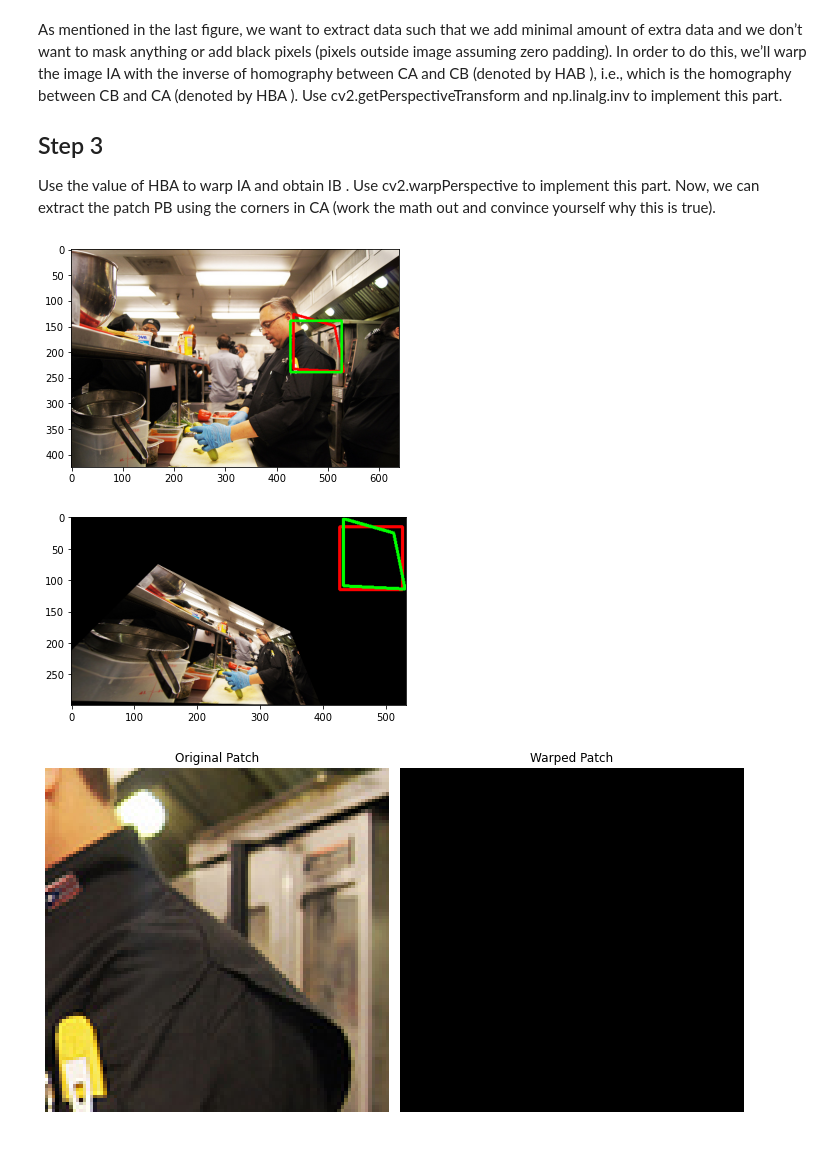
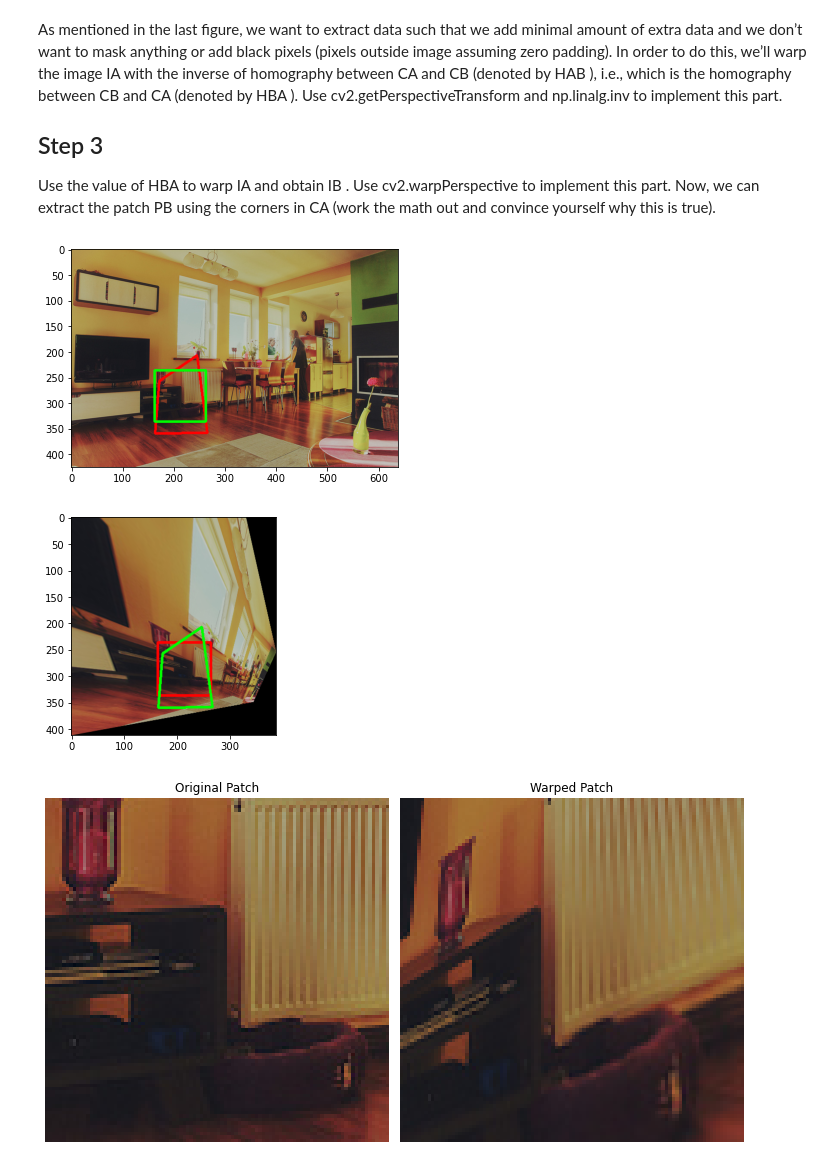
Before and after one commit to neehalsharrma/RBE549-S25-S01, a Jupyter notebook: hw1-myautopano/Phase2/Code/MakeData.ipynb, the cells around one changed output. Saved outputs shown, nothing was run; the diff lists cells and outputs as text; code cells hidden in the pictures.

```diff
--- a/hw1-myautopano/Phase2/Code/MakeData.ipynb
+++ b/hw1-myautopano/Phase2/Code/MakeData.ipynb
@@ -11,7 +11,7 @@ from tqdm import tqdm
 Parser = argparse.ArgumentParser()
 Parser.add_argument('--DataPath', default='../Data/', help='Path to the data')
 Parser.add_argument('--SavePath', default='../Data/', help='Path to save the data')
-Parser.add_argument('--PerturbationRange', default=16, help='Range of warping perturbation')
+Parser.add_argument('--PerturbationRange', default=32, help='Range of warping perturbation')
 Parser.add_argument('--PatchSize', default=128, help='Size of the patch')
 
 args, unknown = Parser.parse_known_args()
@@ -71,20 +74,21 @@ Perform a random perturbation in the range [−ρ,ρ]
 def select_random_patch(img: np.array, patch_size: int, perturbation_range: int) -> tuple[np.array, tuple[int, int]]:
     # Select a random patch from the image
     # Make sure the patch will lie in the image after the perturbation
-    buffer = patch_size + perturbation_range * 2
-    if buffer < img.shape[0] - buffer:
-        x = np.random.randint(buffer, img.shape[0] - buffer)
+    buffer = patch_size + perturbation_range
+    h, w = img.shape[0], img.shape[1]
+    if buffer < w - buffer:
+        x = np.random.randint(buffer, w - buffer)
     else:
-        x = perturbation_range
-    if buffer < img.shape[1] - buffer:
-        y = np.random.randint(buffer, img.shape[1] - buffer)
+        x = buffer
+    if buffer < h - buffer:
+        y = np.random.randint(buffer, h - buffer)
     else:
-        y = perturbation_range
-    imgPatch: np.array = img[x:x + patch_size, y:y + patch_size]
+        y = buffer
+    patch: np.array = img[y:y + patch_size, x:x + patch_size]
     # Remember that x and y are switched due to how images are indexed
 
     patchCorner: tuple[int, int] = (x, y)
-    return imgPatch, patchCorner
+    return patch, patchCorner
 
 
 def apply_perturbation(rho: int, patch_corners: list[tuple[int, int]]) -> tuple[tuple[tuple[int, int]], list[int]]:
@@ -115,15 +119,15 @@ def draw_perturbation(image: np.array, patch_corners: list[tuple[int, int]],
     """
     # Draw the perturbation on the image
     image = image.copy()
-    cv2.line(image, perturbed_corners[0][::-1], perturbed_corners[1][::-1], (255, 0, 0), 3)
-    cv2.line(image, perturbed_corners[0][::-1], perturbed_corners[3][::-1], (255, 0, 0), 3)
-    cv2.line(image, perturbed_corners[1][::-1], perturbed_corners[2][::-1], (255, 0, 0), 3)
-    cv2.line(image, perturbed_corners[2][::-1], perturbed_corners[3][::-1], (255, 0, 0), 3)
+    cv2.line(image, perturbed_corners[0], perturbed_corners[1], (255, 0, 0), 3)
+    cv2.line(image, perturbed_corners[0], perturbed_corners[3], (255, 0, 0), 3)
+    cv2.line(image, perturbed_corners[1], perturbed_corners[2], (255, 0, 0), 3)
+    cv2.line(image, perturbed_corners[2], perturbed_corners[3], (255, 0, 0), 3)
     # Draw the original patch
-    cv2.line(image, patch_corners[0][::-1], patch_corners[1][::-1], (0, 255, 0), 3)
-    cv2.line(image, patch_corners[0][::-1], patch_corners[3][::-1], (0, 255, 0), 3)
-    cv2.line(image, patch_corners[1][::-1], patch_corners[2][::-1], (0, 255, 0), 3)
-    cv2.line(image, patch_corners[2][::-1], patch_corners[3][::-1], (0, 255, 0), 3)
+    cv2.line(image, patch_corners[0], patch_corners[1], (0, 255, 0), 3)
+    cv2.line(image, patch_corners[0], patch_corners[3], (0, 255, 0), 3)
+    cv2.line(image, patch_corners[1], patch_corners[2], (0, 255, 0), 3)
+    cv2.line(image, patch_corners[2], patch_corners[3], (0, 255, 0), 3)
 
     #Remove excess black space
     y_nonzero, x_nonzero, _ = np.nonzero(image)
@@ -217,7 +221,7 @@ def warp_image(img: np.array, H: np.array, show: bool = False) -> np.array:
 
 def extract_patch(img: np.array, patch_size: int, patchCorner: tuple[int, int]) -> np.array:
     # Extract the patch from the image
-    x, y = patchCorner
+    y, x = patchCorner
     imgPatch = img[x:x + patch_size, y:y + patch_size]
     return imgPatch
 
@@ -248,7 +252,6 @@ image = load_images(dataPath + "Train/", np.random.randint(0, numImages))
 # Select a random patch from the image
 patchSize = 100
 drawn = []
-
 
 imgPatch, topCorner = select_random_patch(image, patchSize, perturbationRange)
 
@@ -258,36 +261,36 @@ patchCorners = [(topCorner[0], topCorner[1]),  # Top-left
                 (topCorner[0], topCorner[1] + patchSize)]  # Bottom-left
 
 # Apply a perturbation to each corner of the patch
 perturbedCorners, _ = apply_perturbation(perturbationRange, patchCorners)
 # Draw the perturbation on the image
 draw_perturbation(image, patchCorners, perturbedCorners)
 
 homography = obtain_homography(patchCorners, perturbedCorners)
 
 validate_homography(image, homography, patchCorners, perturbedCorners)
 
 warped = warp_image(image, np.linalg.inv(homography), False)
 
 warped_patch = extract_patch(warped, patchSize, topCorner)
 
 if warped_patch.shape != imgPatch.shape:
     print("Patch size mismatch")
 
 #plot the patches
 fig, ax = plt.subplots(1, 2, figsize=(10, 10))
 ax = ax.ravel()
 ax[0].imshow(imgPatch)
 ax[0].axis("off")
 ax[0].set_title("Original Patch")
 ax[1].imshow(warped_patch)
 ax[1].axis("off")
 ax[1].set_title("Warped Patch")
 plt.tight_layout()
 plt.show()
 # %% [output]
-[figure, old version]
+[figure, new version]
-[figure, old version]
+[figure, new version]
-[figure, old version]
+[figure, new version]
 # %%
 # Function to generate data
 # Loops through the dataset a few times to get a good amount of data based on random sampling
```
Also changed, not shown: parts of 3 cells of this notebook, 1 other file.
